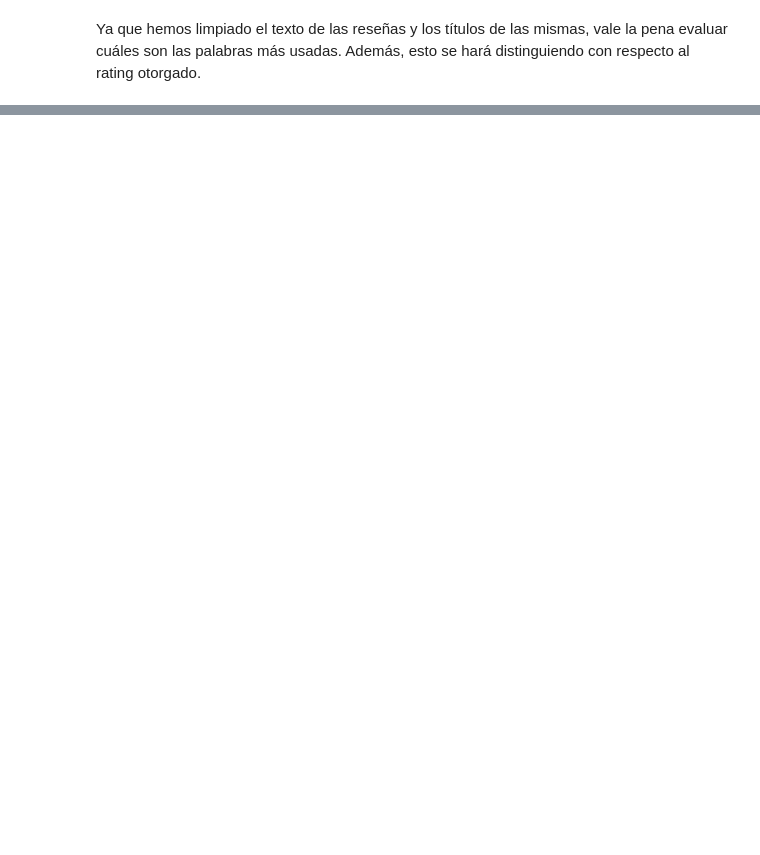
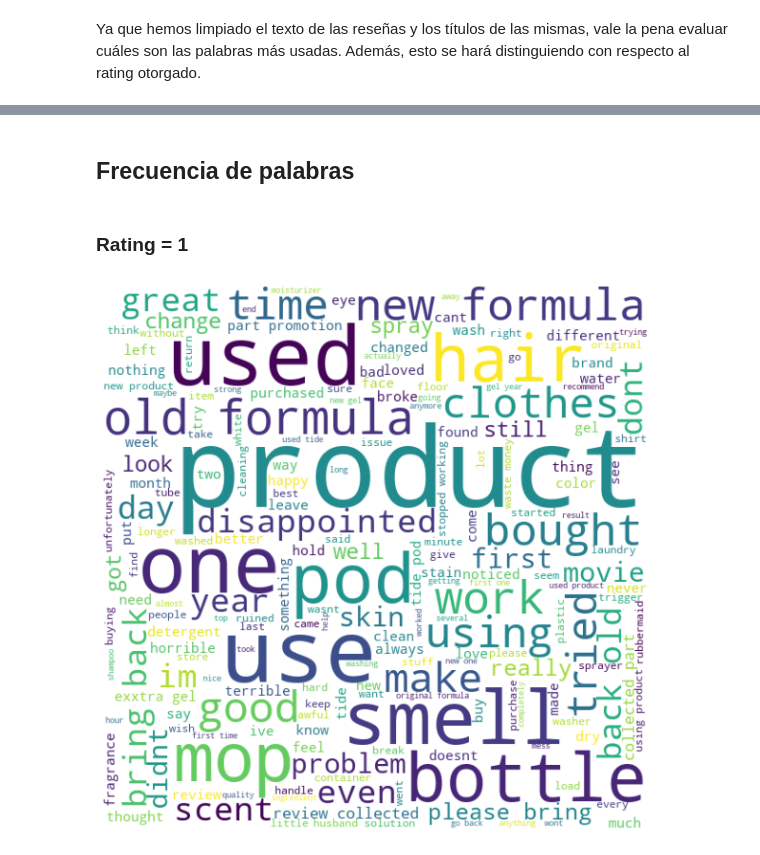
Before and after one commit to javiercarpio57/Sentiment_Analisis, a Jupyter notebook: sentiment_analisis.ipynb, the cells around one changed output, grey strips where cells are left out. Drawn from its saved outputs; the diff is of its cells as text; code cells hidden in the pictures; blank space fills up the shorter version.

```diff
--- a/sentiment_analisis.ipynb
+++ b/sentiment_analisis.ipynb
@@ -74,6 +234,7 @@ def RemoveWithRegex(words):
         x[i] = REPLACE_NO_SPACE.sub("", str(x[i]))
         x[i] = REPLACE_WITH_SPACE.sub(" ", str(x[i]))
         x[i] = "".join(filter(lambda x: not x.isdigit(), x[i])) # Quitar digitos
+        x[i] = expand_contractions(x[i])
         x[i] = ' '.join(word.strip(string.punctuation) for word in x[i].split()) # última línea de defensa
     return x
 # %%
@@ -83,9 +260,11 @@ data['reviews.title'] = data['reviews.title'].str.lower()
 data['reviews.text'] = RemoveWithRegex(np.asarray(data['reviews.text']))
 data['reviews.title'] = RemoveWithRegex(np.asarray(data['reviews.title']))
 # %%
-import nltk
-nltk.download('stopwords')
+from nltk.corpus import stopwords
 english_stop_words = stopwords.words('english')
+english_stop_words.remove('no')
+english_stop_words.remove('not')
+
 def remove_stop_words(corpus):
     removed_stop_words = []
     for review in corpus:
@@ -111,0 +303,21 @@ rated_5 = data[data['reviews.rating'] == 5]
+# %% [markdown]
+## Frecuencia de palabras
+# %% [markdown]
+### Rating = 1
+# %%
+# Frecuencia de palabras
+
+words = ' '.join(rated_1['reviews.text'])
+
+wordcloud = WordCloud(width = 600,
+                      height = 600,
+                      background_color ='white'
+                    ).generate(words)
+
+plt.figure(figsize = (8, 8), facecolor = None)
+plt.imshow(wordcloud)
+plt.axis("off")
+plt.tight_layout(pad = 0)
+plt.show()
+# %% [output]
+[figure, added]
```
Also changed, not shown: parts of 33 cells of this notebook.
